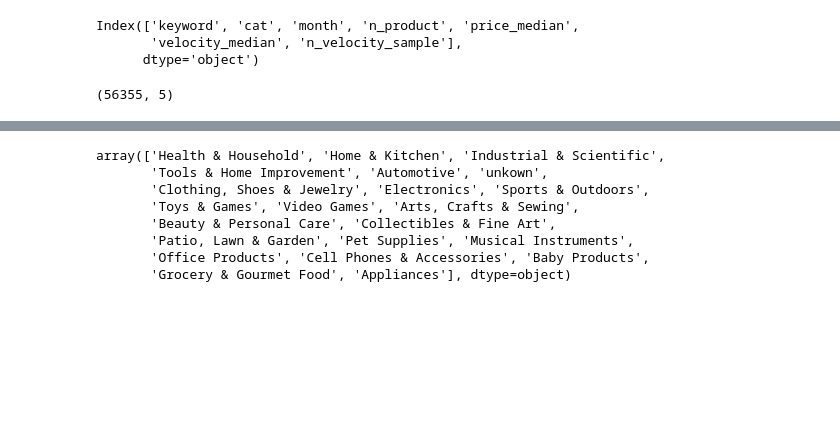
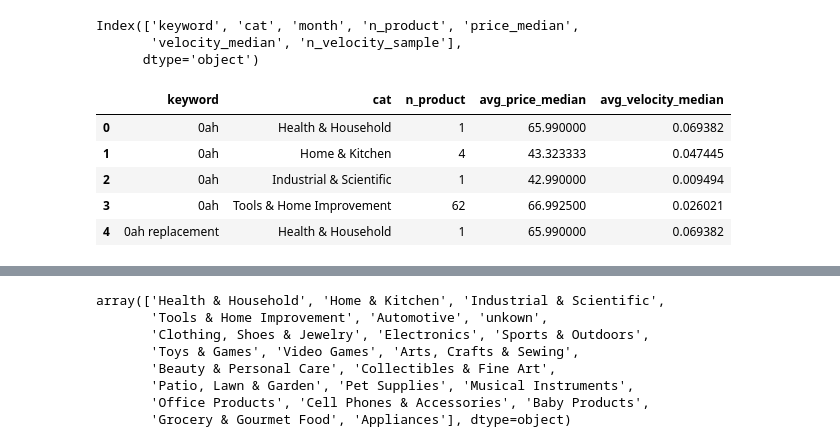
Before and after one commit to nlp4725/Amazon_seller_research_assistant, a Jupyter notebook: notebooks/amazon_seller_research_assistant.ipynb, the cells around one changed output, grey strips where cells are left out. Cells and saved outputs as stored; diff of their text form; code cells hidden in the pictures; blank space fills up the shorter version.

```diff
--- a/notebooks/amazon_seller_research_assistant.ipynb
+++ b/notebooks/amazon_seller_research_assistant.ipynb
@@ -423,13 +429,18 @@ Index(['keyword', 'cat', 'month', 'n_product', 'price_median',
       dtype='object')
 # %%
 # we need agg table to launching trend
-#keyword_df is by keyword,month and cat here is only by keyword and cat, month is together
+#keyword_df is by keyword,month and cat; here is only by keyword and cat, month is together
 keyword_agg=keyword_df.groupby(['keyword','cat']).agg(
     n_product=('n_product','sum'),
     avg_price_median=('price_median','mean'),
     avg_velocity_median=('velocity_median','mean')
     ).reset_index()
 
-keyword_agg.shape
+keyword_agg.head()
 # %% [output]
-(56355, 5)
+|  | keyword | cat | n_product | avg_price_median | avg_velocity_median |
+| 0 | 0ah | Health & Household | 1 | 65.990000 | 0.069382 |
+| 1 | 0ah | Home & Kitchen | 4 | 43.323333 | 0.047445 |
+| 2 | 0ah | Industrial & Scientific | 1 | 42.990000 | 0.009494 |
+| 3 | 0ah | Tools & Home Improvement | 62 | 66.992500 | 0.026021 |
+| 4 | 0ah replacement | Health & Household | 1 | 65.990000 | 0.069382 |
```
Also changed, not shown: parts of 42 cells of this notebook, 37 other files.
